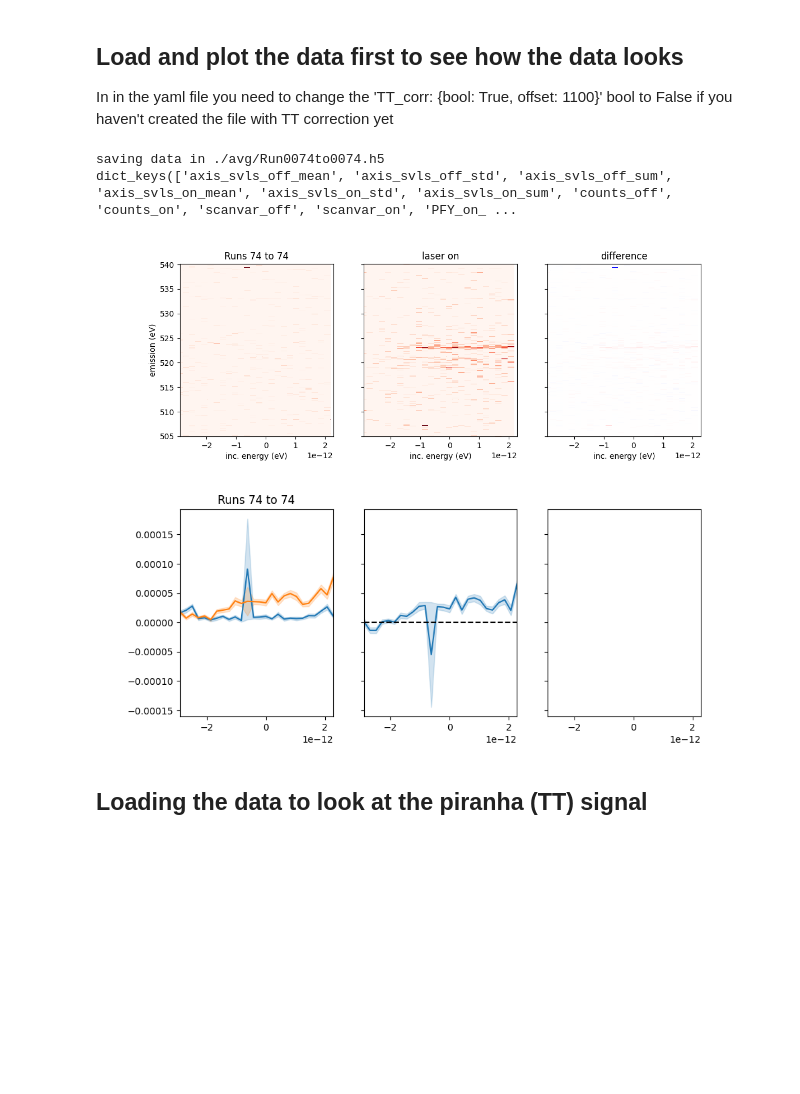
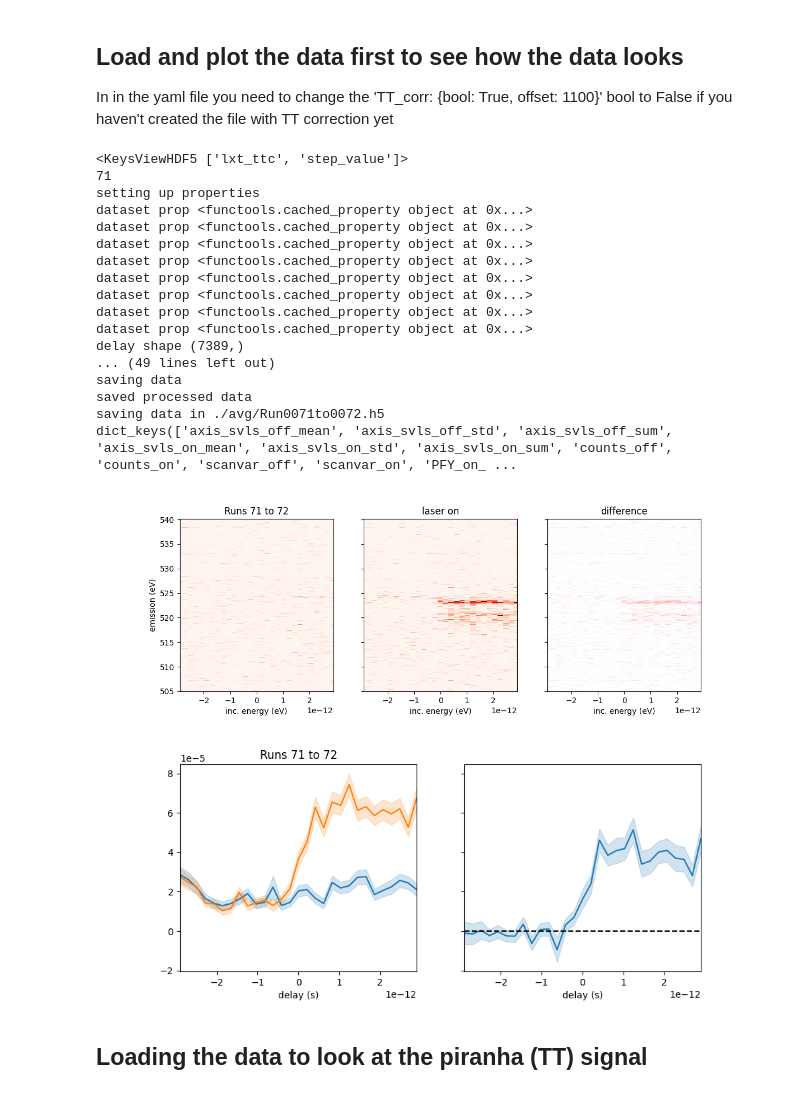
Before and after one commit to AmkeNimm/DataAcceleratorChemRIXS, a Jupyter notebook: jupyter_notebook/TT_test.ipynb, the cells around one changed output. Saved outputs shown, nothing was run; the diff lists cells and outputs as text; code cells hidden in the pictures; blank space fills up the shorter version.

```diff
--- a/jupyter_notebook/TT_test.ipynb
+++ b/jupyter_notebook/TT_test.ipynb
@@ -22,37 +22,52 @@ In in the yaml file you need to change the 'TT_corr: {bool: True, offset: 1100}'
 # %%
 base_folder =  '/sdf/data/lcls/ds/rix/'
 proc_folder = './proc/'
 
 bgrun = 61
-# runs=[70,71,72,74,75,76,77,78,79,80,81,82,83] # O K-edge A peak time trace
+runs=[71,72] # O K-edge A peak time trace
 # runs=[84,86,87,88,89,90,91,92,93,94,95,96,97,98,99,102,103,104] # O K-edge B peak time trace
-runs=[74]#[166,167,168,169,170,171,172,173,174,175,176,177,178,180,181,182,183,184,187,188,189,190,191,192,193,195,196,197,198,199,200] # N K-edge B peak time trace
+# runs=[7]#[166,167,168,169,170,171,172,173,174,175,176,177,178,180,181,182,183,184,187,188,189,190,191,192,193,195,196,197,198,199,200] # N K-edge B peak time trace
 
 # runs = [200]
 
 exp = 'rix101331225'
 
 
 fyaml = '../roi_inputTT.yml'
 
 bgname = f'{base_folder}/{exp}/hdf5/smalldata/{exp}_Run{bgrun:04d}.h5'
 bgyaml = '../BGroi_input.yml'
 
 avg = Average(runs, proc_path = 'proc/Run', avg = 'mean', output_path = f'avg/{runs[0]}_to_{runs[-1]}.h5',
              raw_path = f'{base_folder}/{exp}/hdf5/smalldata/{exp}_Run' , bgpath = bgname, fyaml=fyaml, bgyaml=bgyaml,
              save= False,norm = True)
 
 avg.plot_svls2D(figsize=(12,4),savefig=False,scale=10)
 
 avg.plot_svls1D(figsize=(10,4),savefig=False)
 
 avg.save_avg()
 #
 # %% [output]
-saving data in ./avg/Run0074to0074.h5
+<KeysViewHDF5 ['lxt_ttc', 'step_value']>
+71
+setting up properties
+dataset prop <functools.cached_property object at 0x...>
+dataset prop <functools.cached_property object at 0x...>
+dataset prop <functools.cached_property object at 0x...>
+dataset prop <functools.cached_property object at 0x...>
+dataset prop <functools.cached_property object at 0x...>
+dataset prop <functools.cached_property object at 0x...>
+dataset prop <functools.cached_property object at 0x...>
+dataset prop <functools.cached_property object at 0x...>
+delay shape (7389,)
+... (49 lines left out)
+saving data
+saved processed data
+saving data in ./avg/Run0071to0072.h5
 dict_keys(['axis_svls_off_mean', 'axis_svls_off_std', 'axis_svls_off_sum', 'axis_svls_on_mean', 'axis_svls_on_std', 'axis_svls_on_sum', 'counts_off', 'counts_on', 'scanvar_off', 'scanvar_on', 'PFY_on_ ...
-[figure, old version]
+[figure, new version]
-[figure, old version]
+[figure, new version]
 # %%
 run = runs[0]
 
```
Also changed, not shown: parts of 9 cells of this notebook, 2 other files.
